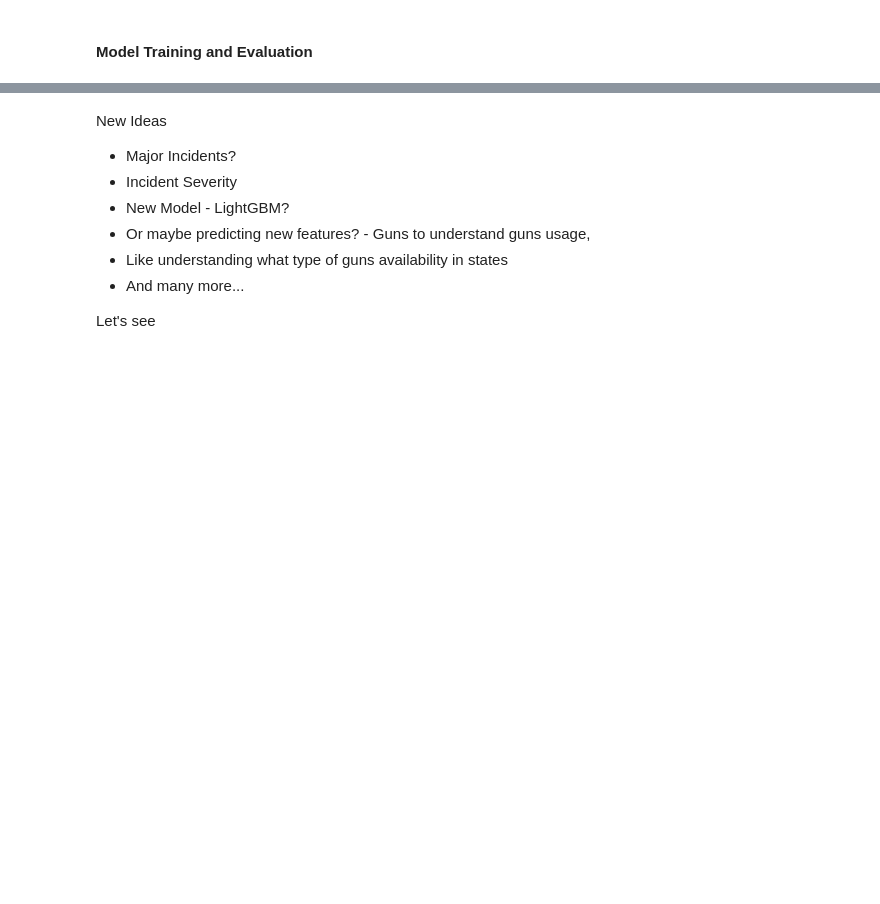
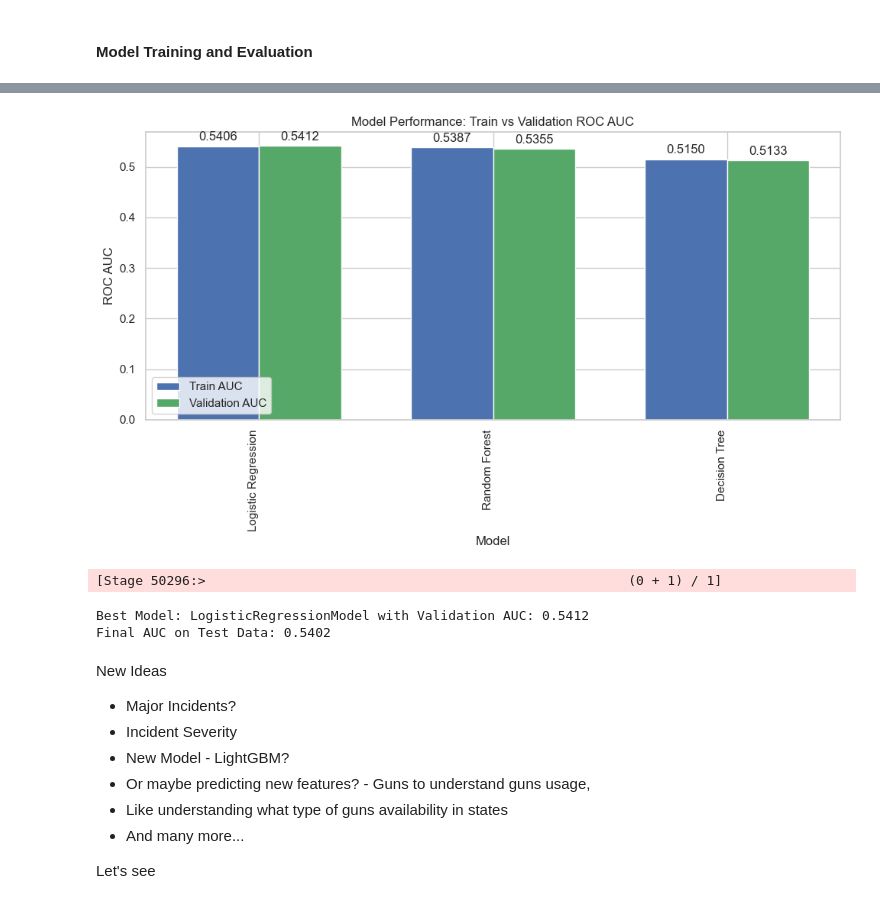
Before and after one commit to bharath03-a/Gun-Violence-Incidents, a Jupyter notebook: notebooks/05_classification.ipynb, the cells around one changed output, grey strips where cells are left out. Cells and saved outputs as stored; diff of their text form; code cells hidden in the pictures; blank space fills up the shorter version.

```diff
--- a/notebooks/05_classification.ipynb
+++ b/notebooks/05_classification.ipynb
@@ -565,9 +565,9 @@ severity_ip_data = ip_data.select("*")
 severity_ip_data = severity_ip_data.withColumn("severity_score", col("n_killed") * 2.01 + col("n_injured"))
 # %%
 severity_ip_data = severity_ip_data.withColumn("severity_category",
-                                               when(col("severity_score") <= 0, 1)
-                                               .when((col("severity_score") > 0) & (col("severity_score") <= 2), 2)
-                                               .when((col("severity_score") > 2), 3))
+                                               when(col("severity_score") <= 0, 0)
+                                               .when((col("severity_score") > 0) & (col("severity_score") <= 2), 1)
+                                               .when((col("severity_score") > 2), 2))
 # %%
 # Showing the value counts
 
@@ -655,9 +655,9 @@ severity_ip_data_with_weights = sev_train_data.select("*")
 # %%
 severity_ip_data_with_weights = severity_ip_data_with_weights.withColumn(
     "severity_weight",
-    when(col("severity_category") == 1, sev_weights[1])
-    .when(col("severity_category") == 2, sev_weights[2])
-    .otherwise(sev_weights[3])
+    when(col("severity_category") == 0, sev_weights[0])
+    .when(col("severity_category") == 1, sev_weights[1])
+    .otherwise(sev_weights[2])
 )
 # %% [markdown]
 #### Model Training and Evaluation
@@ -671,10 +671,10 @@ sev_models = {
     'Logistic Regression': sev_log_reg,
     'Random Forest': sev_rf,
     'Decision Tree': sev_dt,
-    'GBT': sev_gbt
+    #'GBT': sev_gbt
 }
 
-sev_evaluator = MulticlassClassificationEvaluator(labelCol='severity_category')
+sev_evaluator = MulticlassClassificationEvaluator(labelCol='severity_category', metricName='accuracy')
 # %%
 sev_best_model = None
 sev_best_auc = 0.0
@@ -698,3 +705,47 @@ sev_model_performance = {}
+# %%
+sev_model_names = list(sev_model_performance.keys())
+sev_train_aucs = [sev_model_performance[model]['Train AUC'] for model in sev_model_names]
+sev_val_aucs = [sev_model_performance[model]['Validation AUC'] for model in sev_model_names]
+# %%
+sev_x = np.arange(len(sev_model_names))
+sev_width = 0.35
+
+fig, ax = plt.subplots(figsize=(10, 6))
+rects1 = ax.bar(sev_x - sev_width/2, sev_train_aucs, sev_width, label='Train AUC', color='b')
+rects2 = ax.bar(sev_x + sev_width/2, sev_val_aucs, sev_width, label='Validation AUC', color='g')
+
+ax.set_xlabel('Model')
+ax.set_ylabel('ROC AUC')
+ax.set_title('Model Performance: Train vs Validation ROC AUC')
+ax.set_xticks(sev_x)
+ax.set_xticklabels(sev_model_names, rotation=90, ha="right")
+ax.legend()
+
+def add_labels(rects):
+    for rect in rects:
+        height = rect.get_height()
+        ax.annotate(f'{height:.4f}',
+                    xy=(rect.get_x() + rect.get_width() / 2, height),
+                    xytext=(0, 3),  # 3 points vertical offset
+                    textcoords="offset points",
+                    ha='center', va='bottom')
+
+add_labels(rects1)
+add_labels(rects2)
+plt.tight_layout()
+plt.show()
+# %% [output]
+[figure, added]
+# %%
+sev_test_predictions = sev_best_model.transform(sev_test_data)
+sev_final_auc = sev_evaluator.evaluate(sev_test_predictions)
+
+print(f"\nBest Model: {sev_best_model.__class__.__name__} with Validation AUC: {sev_best_auc:.4f}")
+print(f"Final AUC on Test Data: {sev_final_auc:.4f}")
+# %% [output]
+[Stage 50296:>                                                      (0 + 1) / 1]
+Best Model: LogisticRegressionModel with Validation AUC: 0.5412
+Final AUC on Test Data: 0.5402
 # %% [markdown]
 New Ideas
 
```
Also changed, not shown: parts of 4 cells of this notebook.
